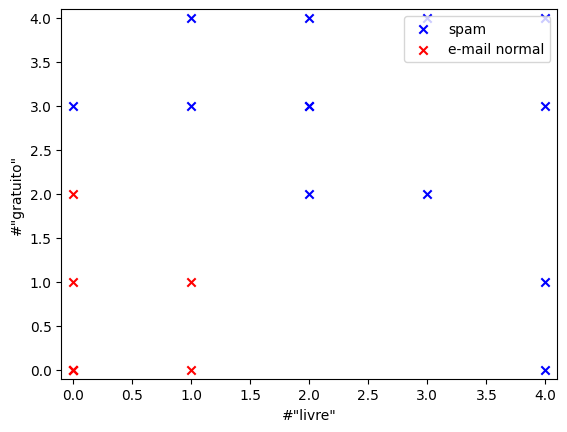
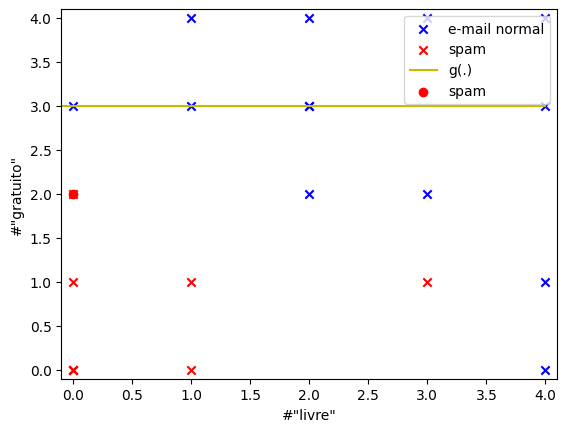
Unified diff of the notebook cell whose output changed from the first chart to the second:
--- before
+++ after
@@ -3,15 +3,22 @@
 #executa o PLA sobre os dados de entrada X e y
 rX = [ [1, x[0], x[1]] for x in X]
-
+pla = PLA()
+pla.execute(rX, y)
 #desenha a reta inferida pelo PLA
-#xOri = [-1, 4]
-#yOri = [pla.getOriginalY(xOri[0]), pla.getOriginalY(xOri[1])]
-#plt.plot(xOri, yOri, '-y', label='g(.)')
-#plt.legend(loc='upper right')
+xOri = [-1, 4]
+yOri = [pla.getOriginalY(xOri[0]), pla.getOriginalY(xOri[1])]
+plt.plot(xOri, yOri, '-y', label='g(.)')
+plt.legend(loc='upper right')
 
 #Classifica o email: #"livre"=2, #"gratuito"=0
 
-#if(isSpam == +1):
-#  plt.scatter(2, 0, color='blue', marker='o', label='span')
-#else:
-#  plt.scatter(2, 0, color='red', marker='o', label='not span')
+isSpam = pla.h([1, 0, 2])
+
+if isSpam == +1:
+    plt.scatter(0, 2, color='blue', marker='o', label='e-mail normal')
+else:
+    plt.scatter(0, 2, color='red', marker='o', label='spam')
+
+print(pla.eIN(rX, y))
+print(isSpam)
+plt.legend(loc='upper right')

Commit: Add non-linearly separable spam example